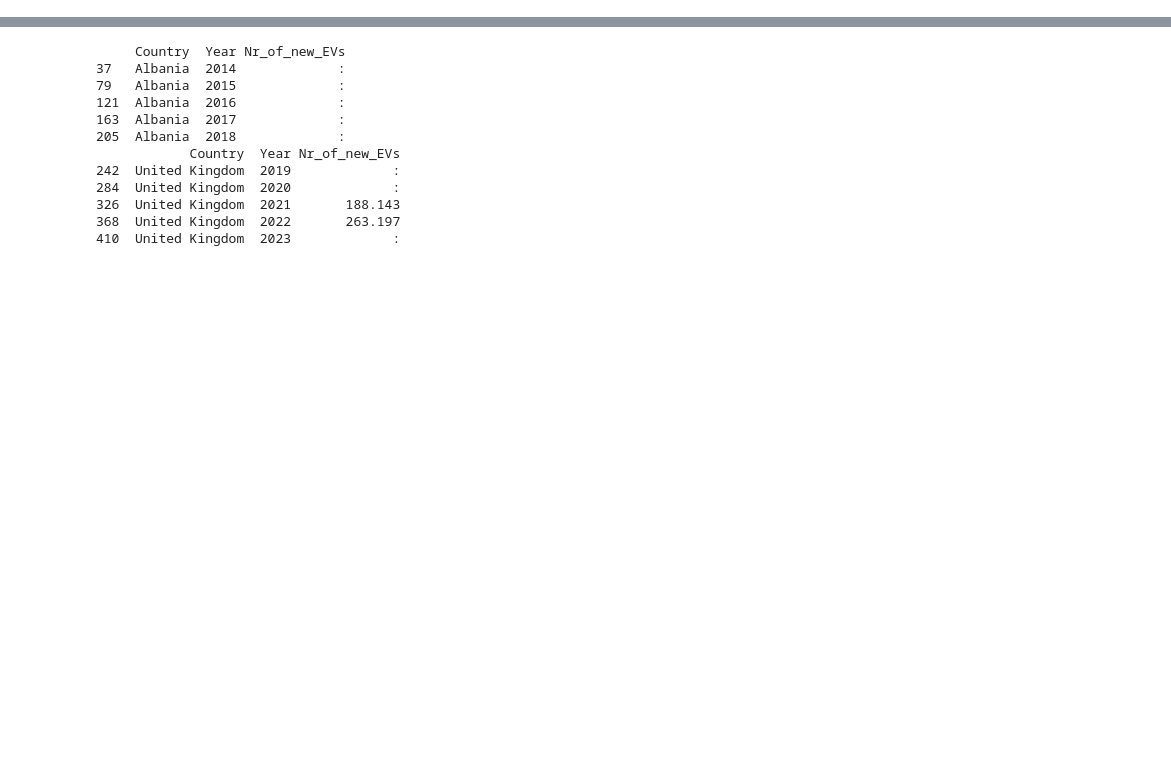
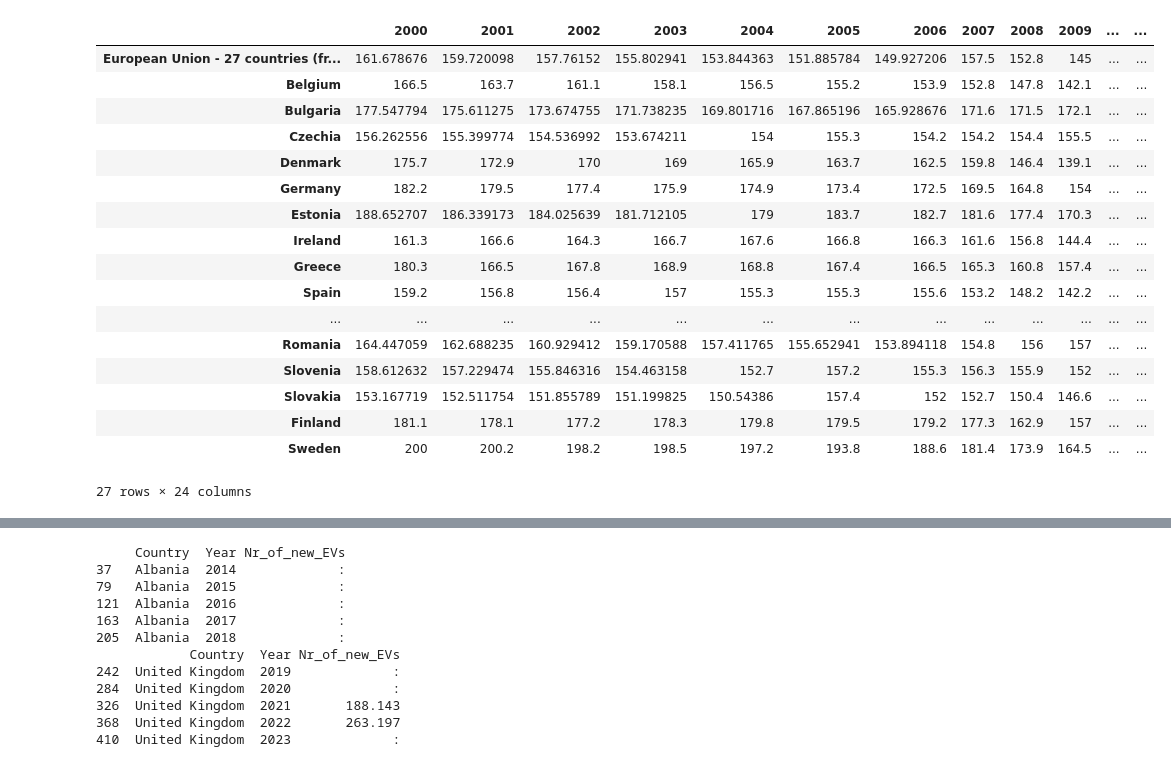
Before and after one commit to ND-code-ai/DSS_dashboard, a Jupyter notebook: notebooks/EV_em_and_sale.ipynb, the cells around one changed output, grey strips where cells are left out. Cells and saved outputs as stored; diff of their text form; code cells hidden in the pictures; blank space fills up the shorter version.

```diff
--- a/notebooks/EV_em_and_sale.ipynb
+++ b/notebooks/EV_em_and_sale.ipynb
@@ -49,3 +96,25 @@ for index, value in values.items():
+# %%
+df = df.dropna()
+df
+# %% [output]
+|  | 2000 | 2001 | 2002 | 2003 | 2004 | 2005 | 2006 | 2007 | 2008 | 2009 | ... | ... |
+| European Union - 27 countries (fr... | 161.678676 | 159.720098 | 157.76152 | 155.802941 | 153.844363 | 151.885784 | 149.927206 | 157.5 | 152.8 | 145 | ... | ... |
+| Belgium | 166.5 | 163.7 | 161.1 | 158.1 | 156.5 | 155.2 | 153.9 | 152.8 | 147.8 | 142.1 | ... | ... |
+| Bulgaria | 177.547794 | 175.611275 | 173.674755 | 171.738235 | 169.801716 | 167.865196 | 165.928676 | 171.6 | 171.5 | 172.1 | ... | ... |
+| Czechia | 156.262556 | 155.399774 | 154.536992 | 153.674211 | 154 | 155.3 | 154.2 | 154.2 | 154.4 | 155.5 | ... | ... |
+| Denmark | 175.7 | 172.9 | 170 | 169 | 165.9 | 163.7 | 162.5 | 159.8 | 146.4 | 139.1 | ... | ... |
+| Germany | 182.2 | 179.5 | 177.4 | 175.9 | 174.9 | 173.4 | 172.5 | 169.5 | 164.8 | 154 | ... | ... |
+| Estonia | 188.652707 | 186.339173 | 184.025639 | 181.712105 | 179 | 183.7 | 182.7 | 181.6 | 177.4 | 170.3 | ... | ... |
+| Ireland | 161.3 | 166.6 | 164.3 | 166.7 | 167.6 | 166.8 | 166.3 | 161.6 | 156.8 | 144.4 | ... | ... |
+| Greece | 180.3 | 166.5 | 167.8 | 168.9 | 168.8 | 167.4 | 166.5 | 165.3 | 160.8 | 157.4 | ... | ... |
+| Spain | 159.2 | 156.8 | 156.4 | 157 | 155.3 | 155.3 | 155.6 | 153.2 | 148.2 | 142.2 | ... | ... |
+| ... | ... | ... | ... | ... | ... | ... | ... | ... | ... | ... | ... | ... |
+| Romania | 164.447059 | 162.688235 | 160.929412 | 159.170588 | 157.411765 | 155.652941 | 153.894118 | 154.8 | 156 | 157 | ... | ... |
+| Slovenia | 158.612632 | 157.229474 | 155.846316 | 154.463158 | 152.7 | 157.2 | 155.3 | 156.3 | 155.9 | 152 | ... | ... |
+| Slovakia | 153.167719 | 152.511754 | 151.855789 | 151.199825 | 150.54386 | 157.4 | 152 | 152.7 | 150.4 | 146.6 | ... | ... |
+| Finland | 181.1 | 178.1 | 177.2 | 178.3 | 179.8 | 179.5 | 179.2 | 177.3 | 162.9 | 157 | ... | ... |
+| Sweden | 200 | 200.2 | 198.2 | 198.5 | 197.2 | 193.8 | 188.6 | 181.4 | 173.9 | 164.5 | ... | ... |
+27 rows × 24 columns
 # %%
 # Exploring the data
 print(df.head())
```
Also changed, not shown: parts of 24 cells of this notebook, 1 other file.
